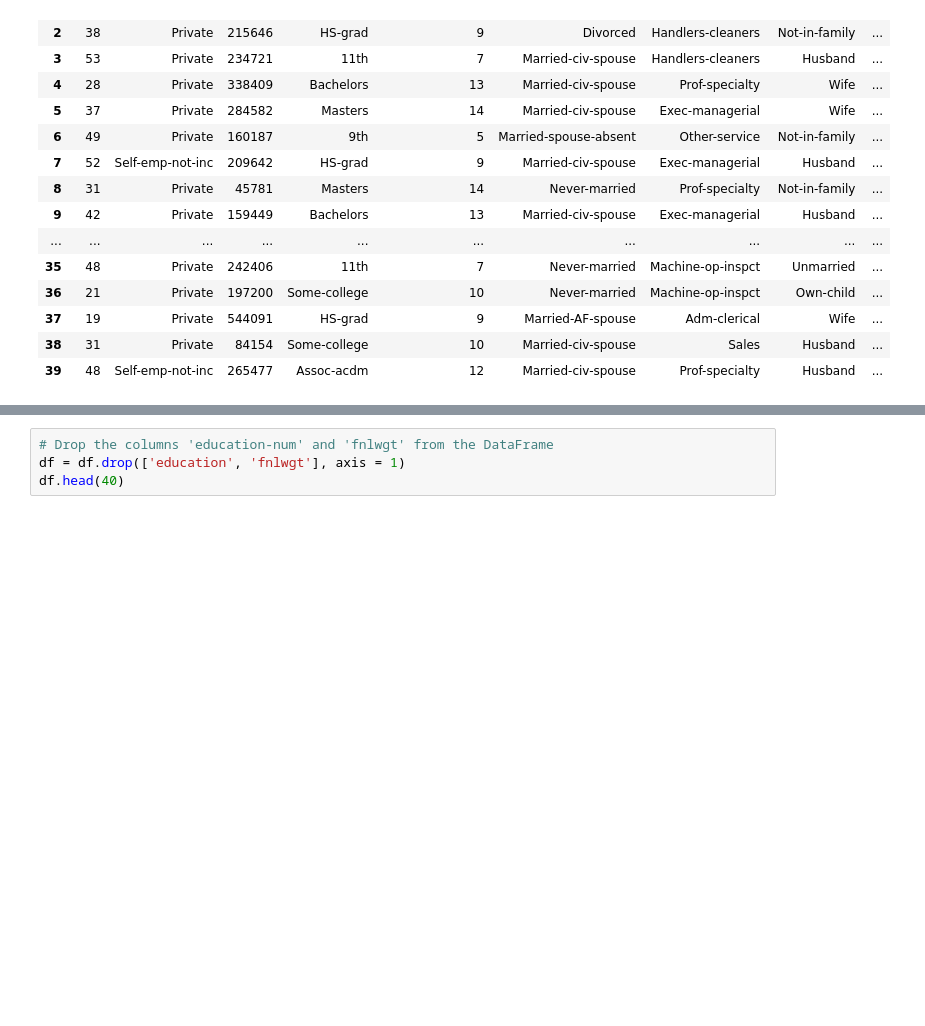
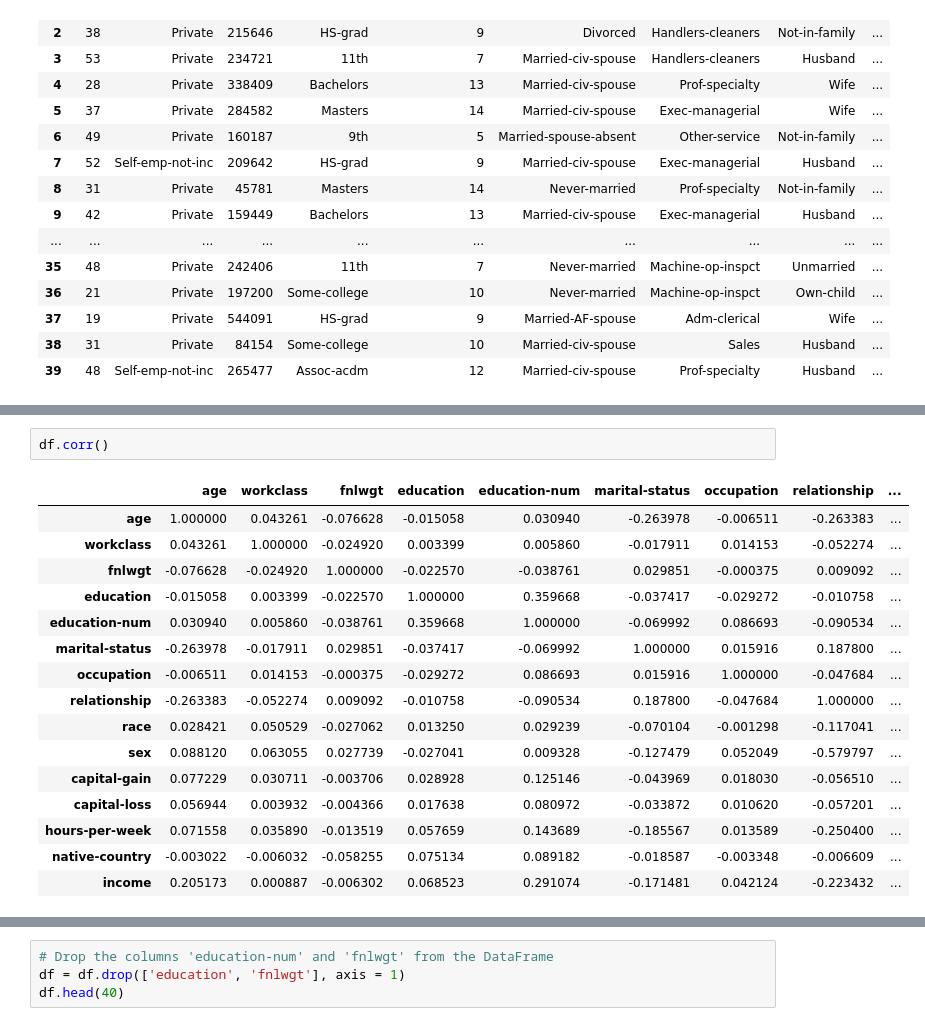
Before and after one commit to peirispraveen/Census_Income_NaiveBayes_RandomForest, a Jupyter notebook: census-income.ipynb, the cells around one changed output, grey strips where cells are left out. Saved outputs shown, nothing was run; the diff lists cells and outputs as text; blank space fills up the shorter version.

```diff
--- a/census-income.ipynb
+++ b/census-income.ipynb
@@ -267,0 +324,19 @@ df.head(40)
+# %%
+df.corr()
+# %% [output]
+|  | age | workclass | fnlwgt | education | education-num | marital-status | occupation | relationship | ... |
+| age | 1.000000 | 0.043261 | -0.076628 | -0.015058 | 0.030940 | -0.263978 | -0.006511 | -0.263383 | ... |
+| workclass | 0.043261 | 1.000000 | -0.024920 | 0.003399 | 0.005860 | -0.017911 | 0.014153 | -0.052274 | ... |
+| fnlwgt | -0.076628 | -0.024920 | 1.000000 | -0.022570 | -0.038761 | 0.029851 | -0.000375 | 0.009092 | ... |
+| education | -0.015058 | 0.003399 | -0.022570 | 1.000000 | 0.359668 | -0.037417 | -0.029272 | -0.010758 | ... |
+| education-num | 0.030940 | 0.005860 | -0.038761 | 0.359668 | 1.000000 | -0.069992 | 0.086693 | -0.090534 | ... |
+| marital-status | -0.263978 | -0.017911 | 0.029851 | -0.037417 | -0.069992 | 1.000000 | 0.015916 | 0.187800 | ... |
+| occupation | -0.006511 | 0.014153 | -0.000375 | -0.029272 | 0.086693 | 0.015916 | 1.000000 | -0.047684 | ... |
+| relationship | -0.263383 | -0.052274 | 0.009092 | -0.010758 | -0.090534 | 0.187800 | -0.047684 | 1.000000 | ... |
+| race | 0.028421 | 0.050529 | -0.027062 | 0.013250 | 0.029239 | -0.070104 | -0.001298 | -0.117041 | ... |
+| sex | 0.088120 | 0.063055 | 0.027739 | -0.027041 | 0.009328 | -0.127479 | 0.052049 | -0.579797 | ... |
+| capital-gain | 0.077229 | 0.030711 | -0.003706 | 0.028928 | 0.125146 | -0.043969 | 0.018030 | -0.056510 | ... |
+| capital-loss | 0.056944 | 0.003932 | -0.004366 | 0.017638 | 0.080972 | -0.033872 | 0.010620 | -0.057201 | ... |
+| hours-per-week | 0.071558 | 0.035890 | -0.013519 | 0.057659 | 0.143689 | -0.185567 | 0.013589 | -0.250400 | ... |
+| native-country | -0.003022 | -0.006032 | -0.058255 | 0.075134 | 0.089182 | -0.018587 | -0.003348 | -0.006609 | ... |
+| income | 0.205173 | 0.000887 | -0.006302 | 0.068523 | 0.291074 | -0.171481 | 0.042124 | -0.223432 | ... |
```
Also changed, not shown: parts of 7 cells of this notebook.
